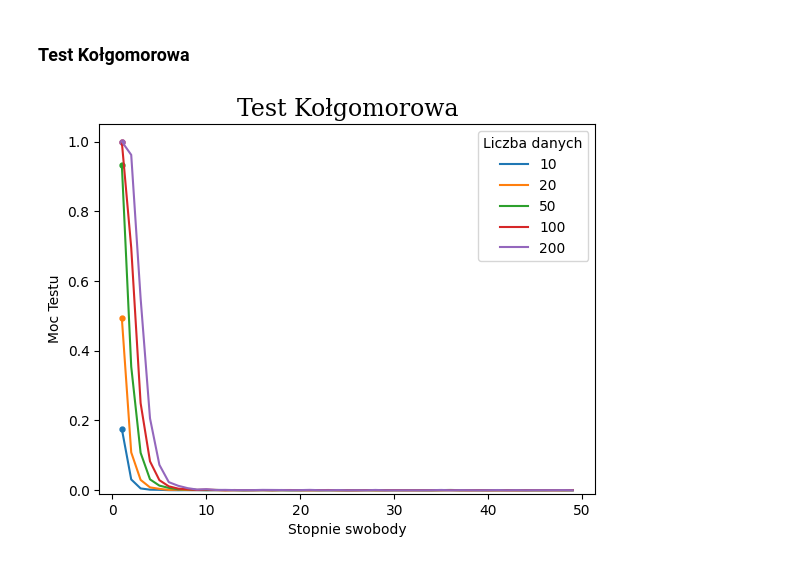
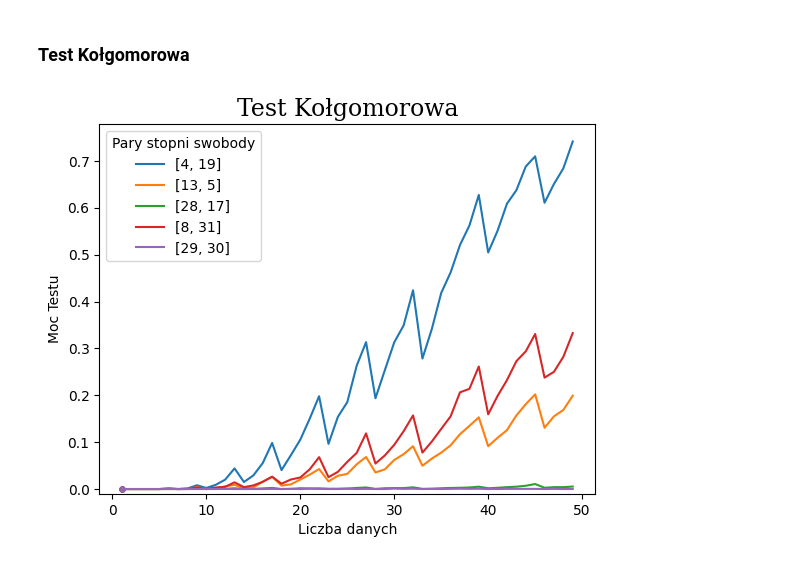
Before and after one commit to Arekflo2002/MetodyNieparametryczneStatystyka_Rozwiazania, a Jupyter notebook: Zadanie3.ipynb, the cells around one changed output. Drawn from its saved outputs; the diff is of its cells as text; code cells hidden in the pictures.

```diff
--- a/Zadanie3.ipynb
+++ b/Zadanie3.ipynb
@@ -19,16 +19,18 @@ Ustawiam tutaj, dane które są uniwersalne dla każdego testu, to znaczy:
 3. Liczba symulacji, które wykonam
 4. Poziom istnotności
 # %%
-np.random.seed(seed=123)
+np.random.seed(seed=3211)
 
-# Zakres stopni swobody, jakie zaprezentuję na wykresie
-stopnie_swobody = range(1, 50, 1)  # Zakres od 1-50 co 1
+# Liczba danych dla jakich wykonam symulacje
+liczby_danych = range(1, 50, 1)  # Zakres od 1-50 co 1
 # Ustalam poziom istotności
 poziom_istotnosci = 0.05
-# Liczba danych dla jakich wykonam symulacje
-liczby_danych = [10, 20, 50, 100, 200]
+# Zakres stopni swobody dla jakich bede losowal
+stopnie_swobody = range(1,50,1)
 # Liczba symulacji na jakich będę bazować
-liczba_symulacji = 5000
+liczba_symulacji = 3000
+# Czcionka dla tytulu
+font_title = {'family' :'serif','size':17}
 # %% [markdown]
 ## Badanie
 # %% [markdown]
@@ -47,18 +46,25 @@ Funkcja będzie zwracać tablice 2D(i,j), która zbierała dane dla i-tej liczbi
 # %%
-def obliczanie_mocy_testu(test):
+def obliczanie_mocy_testu():
     # Tablica, która zbierze mi moce testów, które zwróci
     moce_testow = []
+    # Tablice która pozwoli mi zebrac stopnie swobody jakie zostaly wylosowane
+    stopnie_swobody_wylosowane = []
 
-    # Dla każdej liczby z liczby_danych
-    for l_danych in liczby_danych:
+    # Będzie 5 roznych losowan stopni swobody
+    for i in range(5):
         """
         Tworzę nową tablicę która przechowuję wyniki mocu testu dla i-tej liczby danych. Lista przechowuje wyniki dla każdego j-stopnia
         swoobody w stopnie_swobody. Wykorzystuje List Comprahension, żeby umilic kod
         """
-        moce_testow.append([symulacja(l_danych,s_stopien,test) for s_stopien in stopnie_swobody])
+        # Losowanie stopni
+        stopien1 = random.randint(0,50)
+        stopien2 = random.randint(0,50)
+        stopnie_swobody_wylosowane.append([stopien1, stopien2])
+        # Rozpoczecie symulacji
+        moce_testow.append([symulacja(l_danych,stopien1,stopien2) for l_danych in liczby_danych])
 
     # Zwracam w.w tablice
-    return moce_testow
+    return moce_testow,stopnie_swobody_wylosowane
 # %% [markdown]
 #### Funkcja symulacji
 
@@ -116,28 +134,26 @@ def wybor_testu(probka,test):
+# %%
+moc_kol,stopnie = obliczanie_mocy_testu()
 # %% [markdown]
 ## Wnioski
 # %% [markdown]
 ### Test Kołgomorowa
 # %%
-# Symulacja
-moc_kolgom = obliczanie_mocy_testu("kol")
-
 # Tworzę wykres
-
 wykres_kolgo = plt.figure()
 
 # Dodaje dane do wykres
-for i,moc in enumerate(moc_kolgom):
-    plt.plot(stopnie_swobody,moc,label= str(liczby_danych[i]))
+for i,moc in enumerate(moc_kol):
+    plt.plot(liczby_danych,moc,label= str(stopnie[i]))
     plt.scatter(stopnie_swobody[0], moc[0], s=50, marker='.')
 
 
 
 # Dodaje opisy do wykresu
-plt.xlabel("Stopnie swobody")
+plt.xlabel("Liczba danych")
 plt.ylabel("Moc Testu")
 plt.title("Test Kołgomorowa",fontdict=font_title)
-plt.legend(title="Liczba danych")
+plt.legend(title="Pary stopni swobody")
 plt.ylim(-0.01)
 plt.show()
 # %% [output]
-[figure, old version]
+[figure, new version]
```
Also changed, not shown: parts of 10 cells of this notebook, 3 other files.
